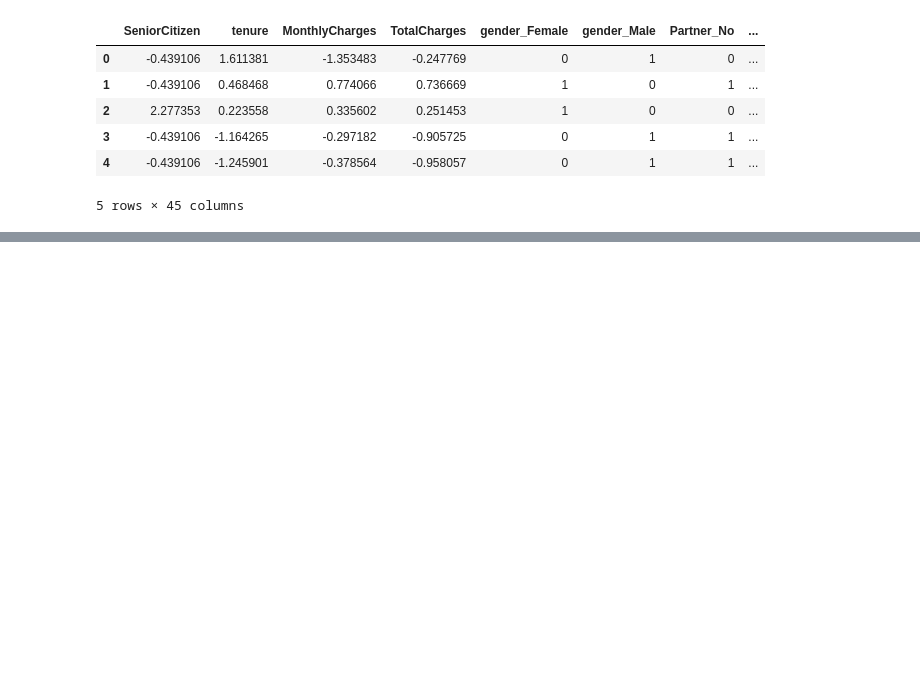
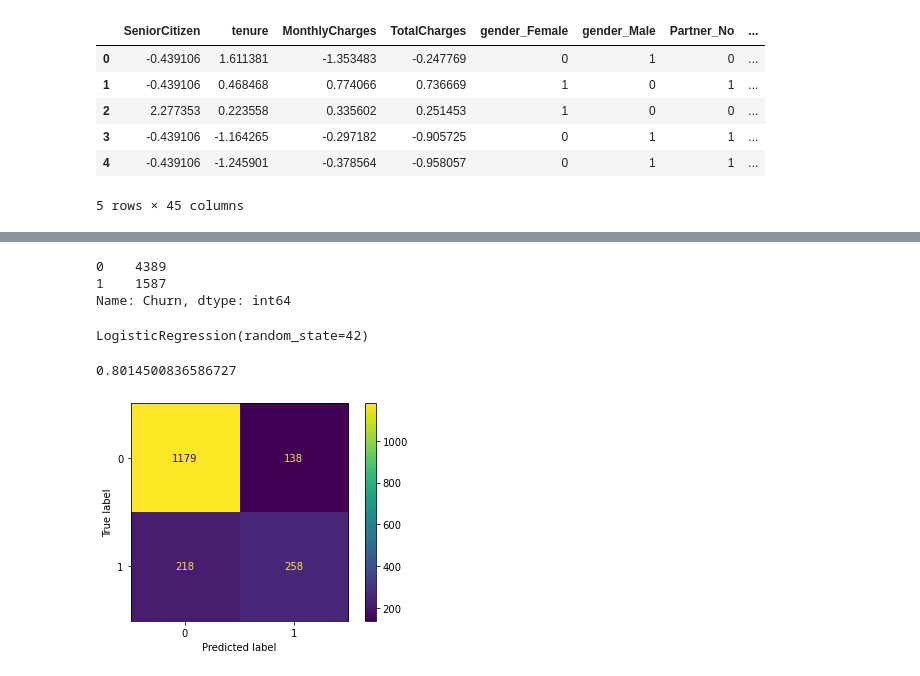
Before and after one commit to vorontsovdg/SB_CourceworkML_1, a Jupyter notebook: CourceWork_Analytics.ipynb, the cells around one changed output, grey strips where cells are left out. Saved outputs shown, nothing was run; the diff lists cells and outputs as text; code cells hidden in the pictures; blank space fills up the shorter version.

```diff
--- a/CourceWork_Analytics.ipynb
+++ b/CourceWork_Analytics.ipynb
@@ -106,3 +117,5 @@ df_main.head()
 | 3 | -0.439106 | -1.164265 | -0.297182 | -0.905725 | 0 | 1 | 1 | ... |
 | 4 | -0.439106 | -1.245901 | -0.378564 | -0.958057 | 0 | 1 | 1 | ... |
 5 rows × 45 columns
+# %%
+df_main.columns = map(lambda x: x.lower(), df_main.columns)
@@ -108,0 +131,14 @@ df_main.head()
+# %%
+Y.value_counts()
+# %% [output]
+0    4389
+1    1587
+Name: Churn, dtype: int64
+# %%
+x_train, x_test, y_train, y_test = train_test_split(df_main, Y, test_size=0.3, random_state=42, stratify=Y)
+# %%
+log_reg = LogisticRegression(random_state=42)
+# %%
+log_reg.fit(x_train, y_train)
+# %% [output]
+LogisticRegression(random_state=42)
@@ -108,0 +147,9 @@ df_main.head()
+# %%
+accuracy_score(y_test, y_pred)
+# %% [output]
+0.8014500836586727
+# %%
+plot_confusion_matrix(log_reg, x_test, y_test)
+plt.show()
+# %% [output]
+[figure, added]
```
Also changed, not shown: parts of 8 cells of this notebook.
